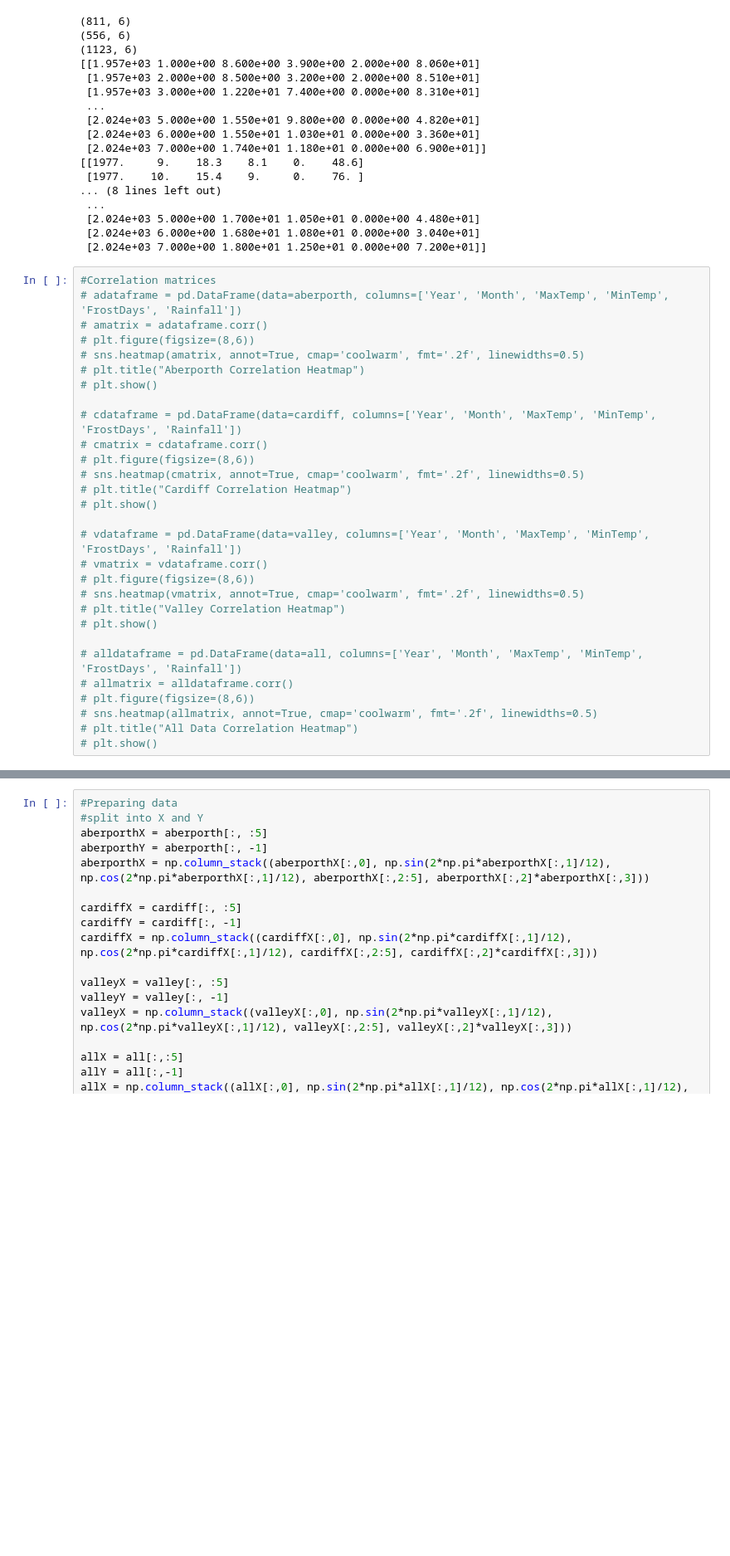
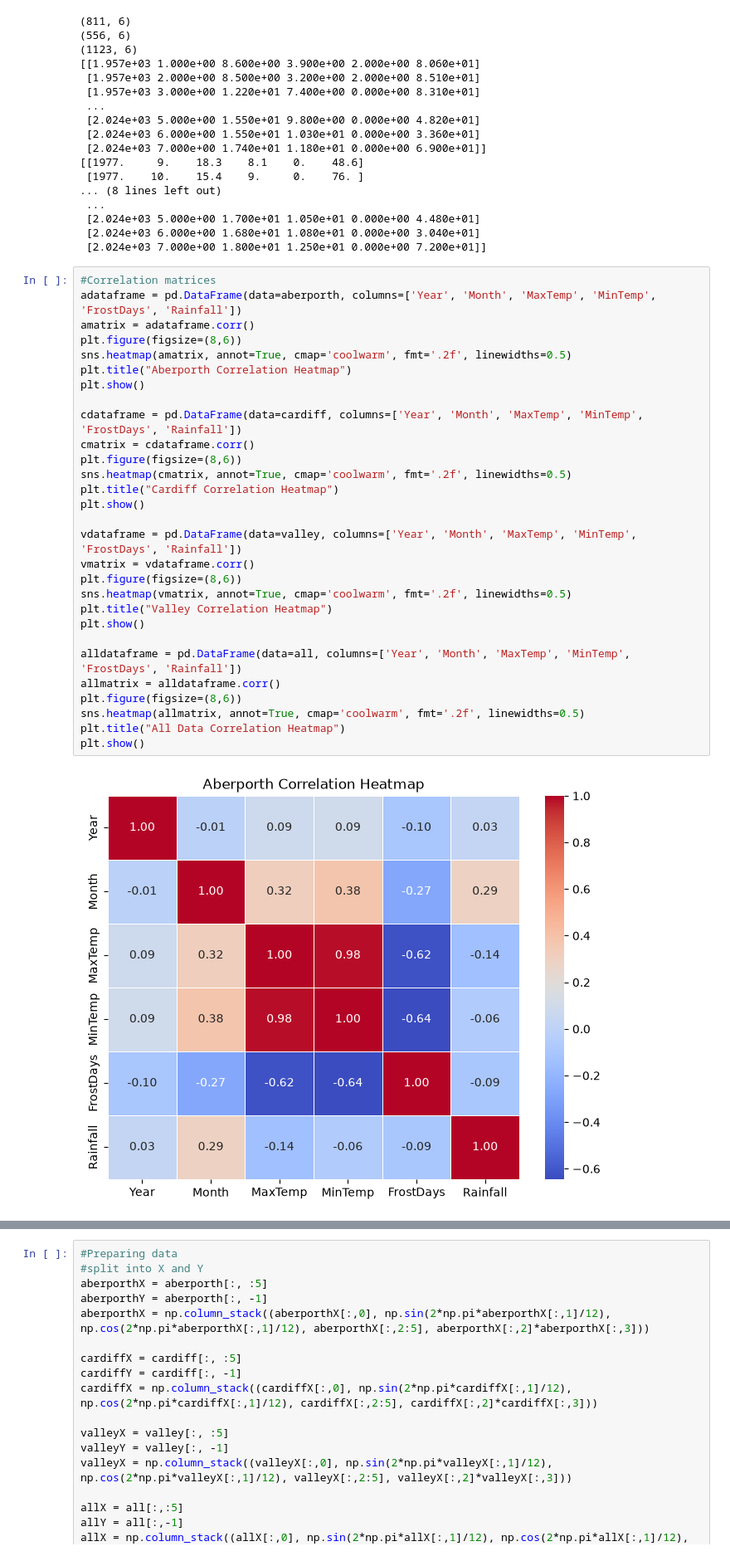
Before and after one commit to AtsDenli/Y2ML1.1, a Jupyter notebook: models.ipynb, the cells around one changed output, grey strips where cells are left out. Shown at 83% size. Cells and saved outputs as stored; diff of their text form; blank space fills up the shorter version.

```diff
--- a/models.ipynb
+++ b/models.ipynb
@@ -44,30 +43,32 @@ print(valley)
  [2.024e+03 7.000e+00 1.800e+01 1.250e+01 0.000e+00 7.200e+01]]
 # %%
 #Correlation matrices
-# adataframe = pd.DataFrame(data=aberporth, columns=['Year', 'Month', 'MaxTemp', 'MinTemp', 'FrostDays', 'Rainfall'])
-# amatrix = adataframe.corr()
-# plt.figure(figsize=(8,6))
-# sns.heatmap(amatrix, annot=True, cmap='coolwarm', fmt='.2f', linewidths=0.5)
-# plt.title("Aberporth Correlation Heatmap")
-# plt.show()
+adataframe = pd.DataFrame(data=aberporth, columns=['Year', 'Month', 'MaxTemp', 'MinTemp', 'FrostDays', 'Rainfall'])
+amatrix = adataframe.corr()
+plt.figure(figsize=(8,6))
+sns.heatmap(amatrix, annot=True, cmap='coolwarm', fmt='.2f', linewidths=0.5)
+plt.title("Aberporth Correlation Heatmap")
+plt.show()
 
-# cdataframe = pd.DataFrame(data=cardiff, columns=['Year', 'Month', 'MaxTemp', 'MinTemp', 'FrostDays', 'Rainfall'])
-# cmatrix = cdataframe.corr()
-# plt.figure(figsize=(8,6))
-# sns.heatmap(cmatrix, annot=True, cmap='coolwarm', fmt='.2f', linewidths=0.5)
-# plt.title("Cardiff Correlation Heatmap")
-# plt.show()
+cdataframe = pd.DataFrame(data=cardiff, columns=['Year', 'Month', 'MaxTemp', 'MinTemp', 'FrostDays', 'Rainfall'])
+cmatrix = cdataframe.corr()
+plt.figure(figsize=(8,6))
+sns.heatmap(cmatrix, annot=True, cmap='coolwarm', fmt='.2f', linewidths=0.5)
+plt.title("Cardiff Correlation Heatmap")
+plt.show()
 
-# vdataframe = pd.DataFrame(data=valley, columns=['Year', 'Month', 'MaxTemp', 'MinTemp', 'FrostDays', 'Rainfall'])
-# vmatrix = vdataframe.corr()
-# plt.figure(figsize=(8,6))
-# sns.heatmap(vmatrix, annot=True, cmap='coolwarm', fmt='.2f', linewidths=0.5)
-# plt.title("Valley Correlation Heatmap")
-# plt.show()
+vdataframe = pd.DataFrame(data=valley, columns=['Year', 'Month', 'MaxTemp', 'MinTemp', 'FrostDays', 'Rainfall'])
+vmatrix = vdataframe.corr()
+plt.figure(figsize=(8,6))
+sns.heatmap(vmatrix, annot=True, cmap='coolwarm', fmt='.2f', linewidths=0.5)
+plt.title("Valley Correlation Heatmap")
+plt.show()
 
-# alldataframe = pd.DataFrame(data=all, columns=['Year', 'Month', 'MaxTemp', 'MinTemp', 'FrostDays', 'Rainfall'])
-# allmatrix = alldataframe.corr()
-# plt.figure(figsize=(8,6))
-# sns.heatmap(allmatrix, annot=True, cmap='coolwarm', fmt='.2f', linewidths=0.5)
-# plt.title("All Data Correlation Heatmap")
-# plt.show()
+alldataframe = pd.DataFrame(data=all, columns=['Year', 'Month', 'MaxTemp', 'MinTemp', 'FrostDays', 'Rainfall'])
+allmatrix = alldataframe.corr()
+plt.figure(figsize=(8,6))
+sns.heatmap(allmatrix, annot=True, cmap='coolwarm', fmt='.2f', linewidths=0.5)
+plt.title("All Data Correlation Heatmap")
+plt.show()
+# %% [output]
+[figure, added]
```
Also changed, not shown: parts of 6 cells of this notebook.
